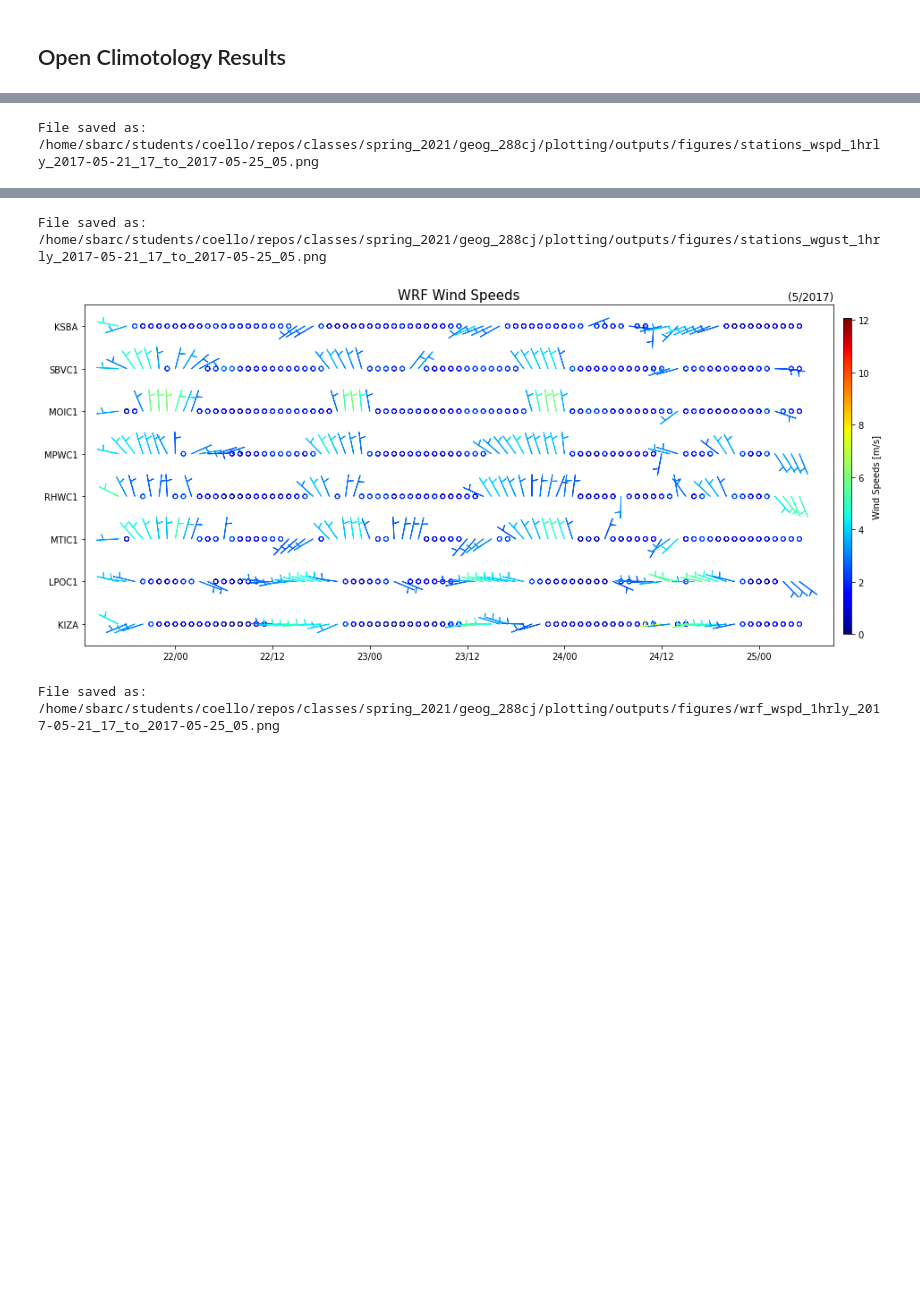
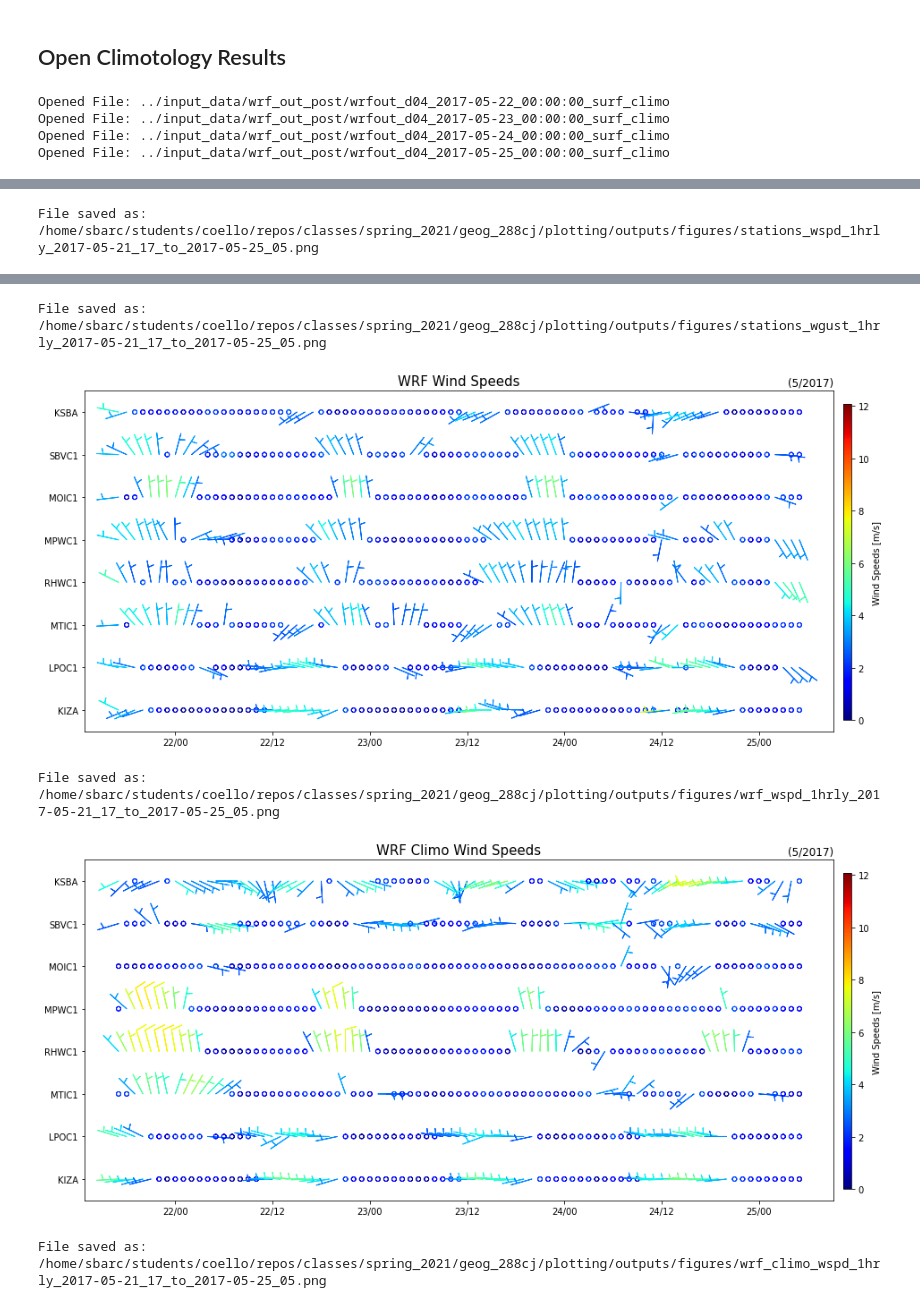
Before and after one commit to mmcoello/spring_2021, a Jupyter notebook: geog_288cj/plotting/analysis/station_data_v_wrf.ipynb, the cells around one changed output, grey strips where cells are left out. Saved outputs shown, nothing was run; the diff lists cells and outputs as text; code cells hidden in the pictures; blank space fills up the shorter version.

```diff
--- a/geog_288cj/plotting/analysis/station_data_v_wrf.ipynb
+++ b/geog_288cj/plotting/analysis/station_data_v_wrf.ipynb
@@ -206,46 +215,48 @@ Opened File: ../input_data/wrf_out_post/wrfout_d03_2017-05-25_00:00:00_surf
 # %% [markdown]
 ## Open Climotology Results
 # %%
-# # Set filepath
-# datadir = '/home/sundowners/non-sundowner/2017/'
+# set file names
+filename = ['wrfout_d04_2017-05-22_00:00:00_surf_climo', 'wrfout_d04_2017-05-23_00:00:00_surf_climo',
+            'wrfout_d04_2017-05-24_00:00:00_surf_climo', 'wrfout_d04_2017-05-25_00:00:00_surf_climo']
 
-# # set file names
-# filename = ['wrfout_d03_2017-05-22_00:00:00_surf', 'wrfout_d03_2017-05-23_00:00:00_surf',
-#             'wrfout_d03_2017-05-24_00:00:00_surf', 'wrfout_d03_2017-05-25_00:00:00_surf']
-
-# da_list = []
-# dates_list = []
+da_list = []
+dates_list = []
 
 
-# for j in range(len(filename)):
+for j in range(len(filename)):
 
-#     # open wrf Dataset object
-#     filepath = datadir + filename[j]
-#     dat = xr.open_dataset(filepath)
-#     print('Opened File:', filepath)
+    # open wrf Dataset object
+    filepath = datadir + filename[j]
+    dat = xr.open_dataset(filepath)
+    print('Opened File:', filepath)
 
-#     # append xarray to a list
-#     da_list.append(dat)
+    # append xarray to a list
+    da_list.append(dat)
 
-# # convert list of xarrays to one xarray
-# ds = xr.concat(da_list, dim = 'time')
+# convert list of xarrays to one xarray
+ds = xr.concat(da_list, dim = 'time')
 
-# # limit wrf data time frame by station datae
-# ds = ds.sel(time = slice(str(ds.time.values[0]), str(ds.time.values[-1])))
+# limit wrf data time frame by station datae
+ds = ds.sel(time = slice(str(ds.time.values[0]), str(ds.time.values[-1])))
 
-# da_list = []
+da_list = []
 
-# # adjust station lats and lons to have the nearest wrf lat and lon to station location
-# for i in range(len(stations)):
+# adjust station lats and lons to have the nearest wrf lat and lon to station location
+for i in range(len(stations)):
 
-#     # interpoalte to specific station location
-#     ds_tmp = ds.interp(lat = station_lats[i], lon = station_lons[i])
+    # interpoalte to specific station location
+    ds_tmp = ds.interp(lat = station_lats[i], lon = station_lons[i])
 
-#     # add station name as coordinate
-#     ds_tmp = ds_tmp.assign_coords(station = stations[i])
+    # add station name as coordinate
+    ds_tmp = ds_tmp.assign_coords(station = stations[i])
 
-#     # append xarray to a list
-#     da_list.append(ds_tmp)
+    # append xarray to a list
+    da_list.append(ds_tmp)
 
-# # convert list of xarrays to one xarray
-# dclimo = xr.concat(da_list, dim = 'station')
+# convert list of xarrays to one xarray
+dclimo = xr.concat(da_list, dim = 'station')
+# %% [output]
+Opened File: ../input_data/wrf_out_post/wrfout_d04_2017-05-22_00:00:00_surf_climo
+Opened File: ../input_data/wrf_out_post/wrfout_d04_2017-05-23_00:00:00_surf_climo
+Opened File: ../input_data/wrf_out_post/wrfout_d04_2017-05-24_00:00:00_surf_climo
+Opened File: ../input_data/wrf_out_post/wrfout_d04_2017-05-25_00:00:00_surf_climo
@@ -252,25 +265,31 @@ Opened File: ../input_data/wrf_out_post/wrfout_d03_2017-05-25_00:00:00_surf
 # %%
 levels_wspd = [0, np.nanmax(da.wspd)]
 
 station_order = [8, 7, 6, 5, 4, 3, 2, 1]
 
 plot_station_barbs(da, da.time, 'wspd', stations, station_order, \
                    'Wind Speeds [' + wnd_units + ']', levels_wspd, 1, 'stations', \
                    (15,7), 'Stations Wind Speed', fig_outdir)
 
 plot_station_barbs(da, da.time, 'wgust', stations, station_order, \
                    'Wind Speeds [' + wnd_units + ']', levels_wspd, 1, 'stations', \
                    (15,7), 'Stations Wind Gusts', fig_outdir)
 
 plot_station_barbs(dwrf, da.time, 'wspd', stations, station_order, \
                    'Wind Speeds [' + wnd_units + ']', levels_wspd, 1, 'wrf',\
                    (15,7), 'WRF Wind Speeds', fig_outdir)
+
+plot_station_barbs(dclimo, da.time, 'wspd', stations, station_order, \
+                   'Wind Speeds [' + wnd_units + ']', levels_wspd, 1, 'wrf_climo',\
+                   (15,7), 'WRF Climo Wind Speeds', fig_outdir)
 # %% [output]
 [figure]
 File saved as: /home/sbarc/students/coello/repos/classes/spring_2021/geog_288cj/plotting/outputs/figures/stations_wspd_1hrly_2017-05-21_17_to_2017-05-25_05.png
 [figure]
 File saved as: /home/sbarc/students/coello/repos/classes/spring_2021/geog_288cj/plotting/outputs/figures/stations_wgust_1hrly_2017-05-21_17_to_2017-05-25_05.png
 [figure]
 File saved as: /home/sbarc/students/coello/repos/classes/spring_2021/geog_288cj/plotting/outputs/figures/wrf_wspd_1hrly_2017-05-21_17_to_2017-05-25_05.png
+[figure, added]
+File saved as: /home/sbarc/students/coello/repos/classes/spring_2021/geog_288cj/plotting/outputs/figures/wrf_climo_wspd_1hrly_2017-05-21_17_to_2017-05-25_05.png
 # %%
 dwrf = dwrf.rename({'T2' : 't', 'rh2' : 'RH'})
```
Also changed, not shown: parts of 8 cells of this notebook, 6 other files.
